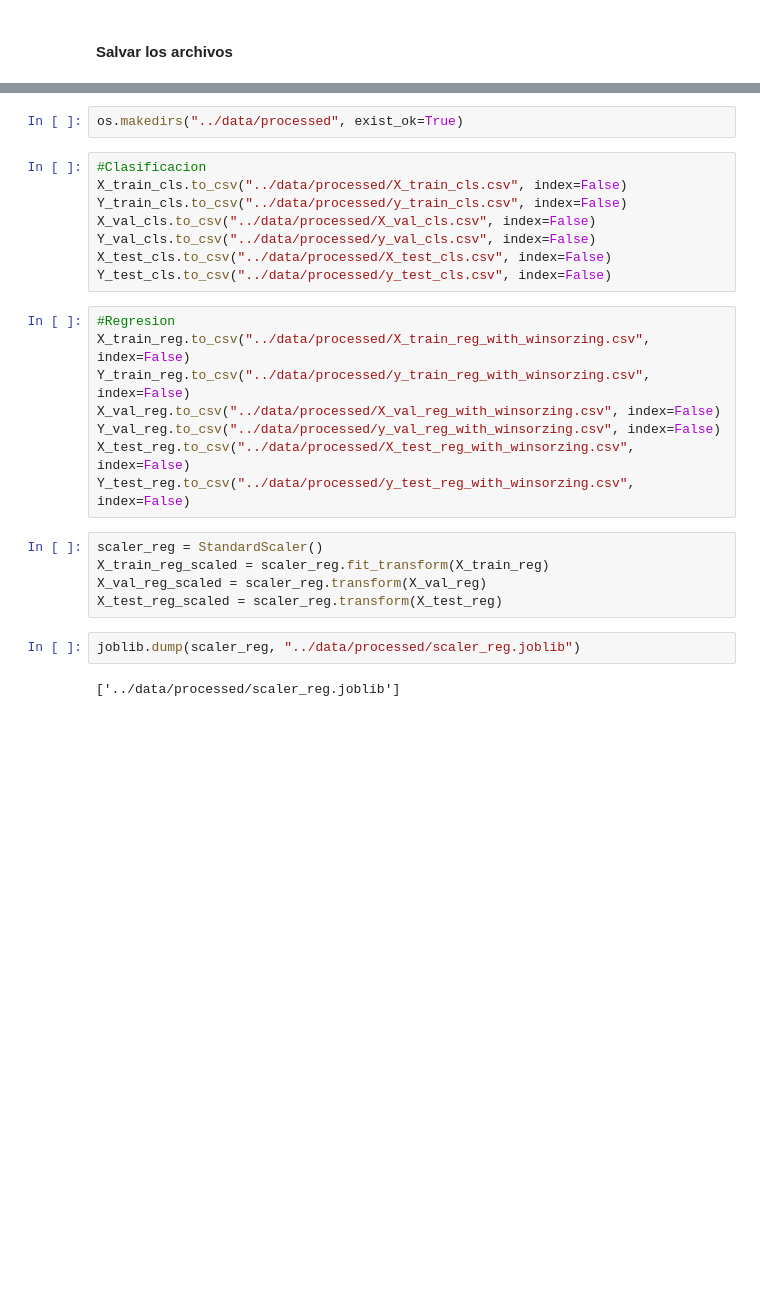
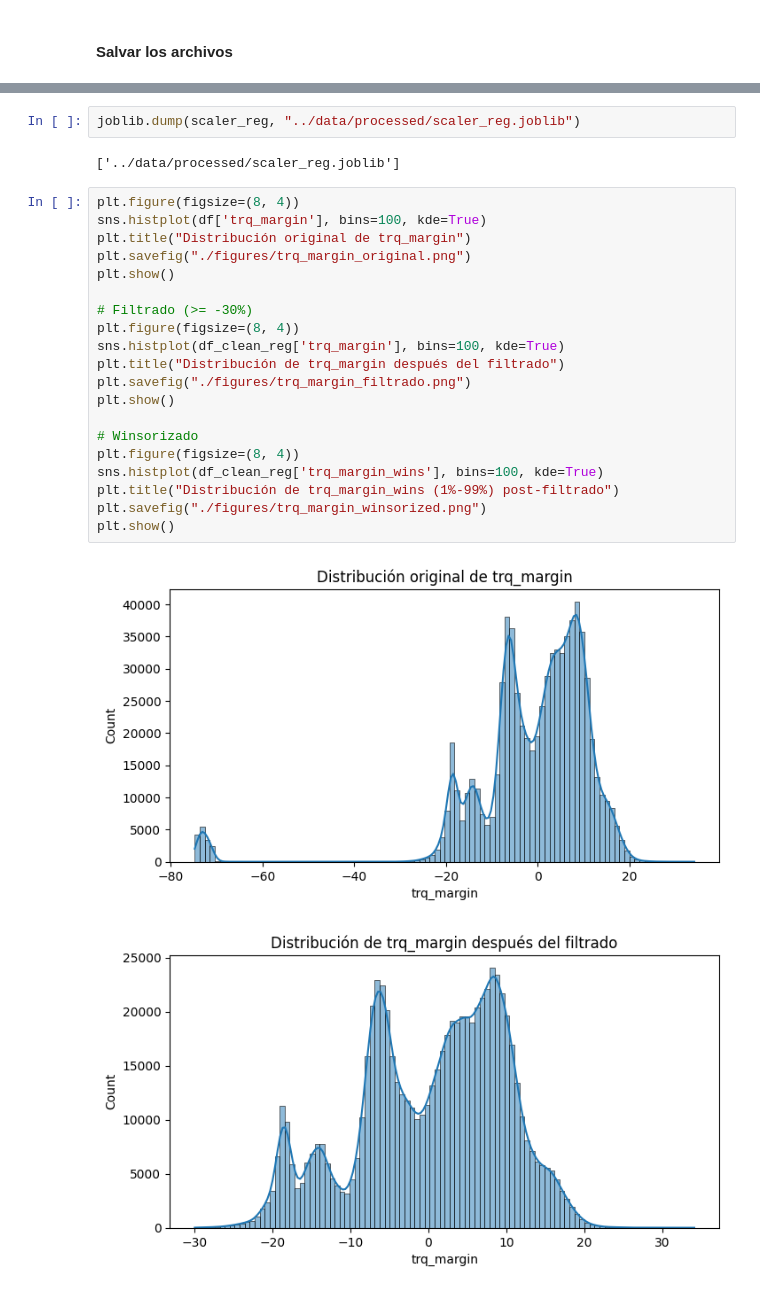
Before and after one commit to karentp/DataChallenge_2024, a Jupyter notebook: preprocessing/data-preprocessing.ipynb, the cells around one changed output, grey strips where cells are left out. Saved outputs shown, nothing was run; the diff lists cells and outputs as text; blank space fills up the shorter version.

```diff
--- a/preprocessing/data-preprocessing.ipynb
+++ b/preprocessing/data-preprocessing.ipynb
@@ -244,27 +304,27 @@ X_train_cls.shape
-# %%
-os.makedirs("../data/processed", exist_ok=True)
-# %%
-#Clasificacion
-X_train_cls.to_csv("../data/processed/X_train_cls.csv", index=False)
-Y_train_cls.to_csv("../data/processed/y_train_cls.csv", index=False)
-X_val_cls.to_csv("../data/processed/X_val_cls.csv", index=False)
-Y_val_cls.to_csv("../data/processed/y_val_cls.csv", index=False)
-X_test_cls.to_csv("../data/processed/X_test_cls.csv", index=False)
-Y_test_cls.to_csv("../data/processed/y_test_cls.csv", index=False)
-# %%
-#Regresion
-X_train_reg.to_csv("../data/processed/X_train_reg_with_winsorzing.csv", index=False)
-Y_train_reg.to_csv("../data/processed/y_train_reg_with_winsorzing.csv", index=False)
-X_val_reg.to_csv("../data/processed/X_val_reg_with_winsorzing.csv", index=False)
-Y_val_reg.to_csv("../data/processed/y_val_reg_with_winsorzing.csv", index=False)
-X_test_reg.to_csv("../data/processed/X_test_reg_with_winsorzing.csv", index=False)
-Y_test_reg.to_csv("../data/processed/y_test_reg_with_winsorzing.csv", index=False)
-# %%
-scaler_reg = StandardScaler()
-X_train_reg_scaled = scaler_reg.fit_transform(X_train_reg)
-X_val_reg_scaled = scaler_reg.transform(X_val_reg)
-X_test_reg_scaled = scaler_reg.transform(X_test_reg)
 # %%
 joblib.dump(scaler_reg, "../data/processed/scaler_reg.joblib")
 # %% [output]
 ['../data/processed/scaler_reg.joblib']
+# %%
+plt.figure(figsize=(8, 4))
+sns.histplot(df['trq_margin'], bins=100, kde=True)
+plt.title("Distribución original de trq_margin")
+plt.savefig("./figures/trq_margin_original.png")
+plt.show()
+
+# Filtrado (>= -30%)
+plt.figure(figsize=(8, 4))
+sns.histplot(df_clean_reg['trq_margin'], bins=100, kde=True)
+plt.title("Distribución de trq_margin después del filtrado")
+plt.savefig("./figures/trq_margin_filtrado.png")
+plt.show()
+
+# Winsorizado
+plt.figure(figsize=(8, 4))
+sns.histplot(df_clean_reg['trq_margin_wins'], bins=100, kde=True)
+plt.title("Distribución de trq_margin_wins (1%-99%) post-filtrado")
+plt.savefig("./figures/trq_margin_winsorized.png")
+plt.show()
+# %% [output]
+[figure, added]
+[figure, added]
```
Also changed, not shown: parts of 21 cells of this notebook, 9 other files.
